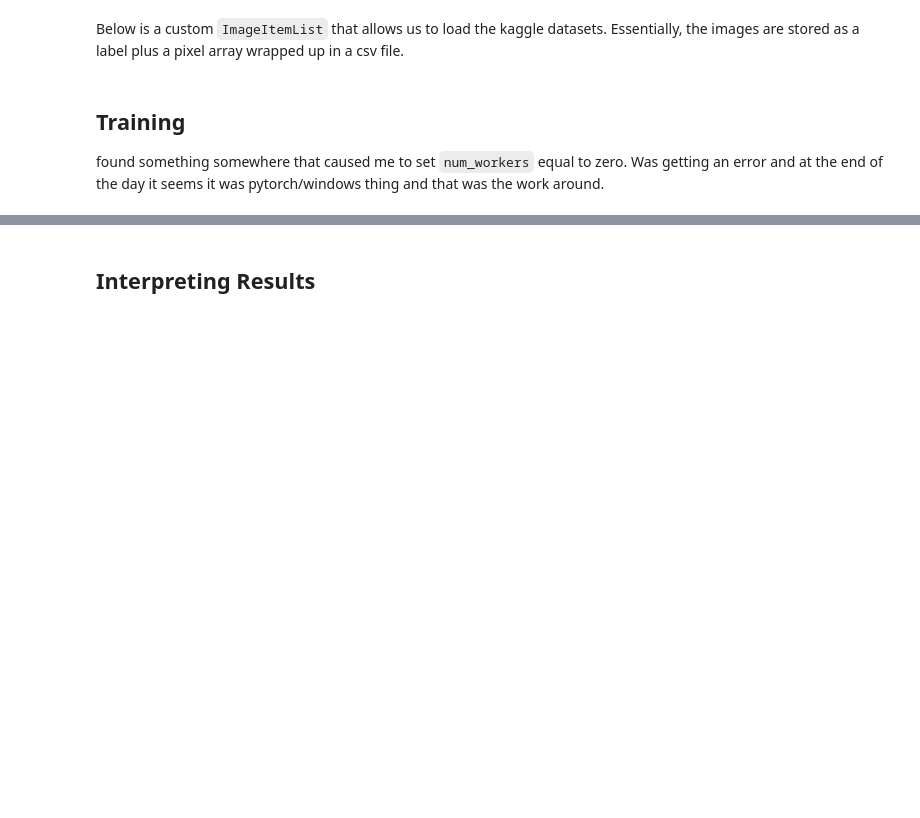
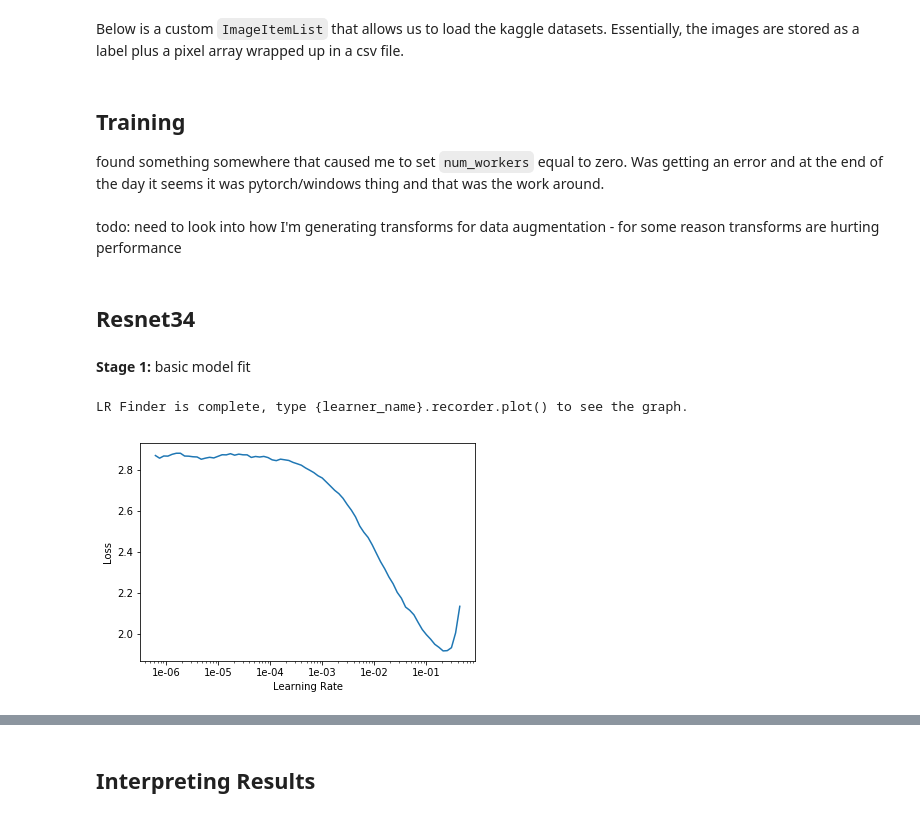
Before and after one commit to dimpata/kaggle, a Jupyter notebook: digit-recognizer/digit-recognizer.ipynb, the cells around one changed output, grey strips where cells are left out. Saved outputs shown, nothing was run; the diff lists cells and outputs as text; code cells hidden in the pictures; blank space fills up the shorter version.

```diff
--- a/digit-recognizer/digit-recognizer.ipynb
+++ b/digit-recognizer/digit-recognizer.ipynb
@@ -27,4 +28,6 @@ found something somewhere that caused me to set `num_workers` equal to zero. Was
 # %%
 # note: there are no labels in a test set, so we set the imgIdx to begin at the 0 col
 test = CustomImageItemList.from_csv_custom(path='./data', csv_name='test.csv', imgIdx=0)
+# %% [markdown]
+todo: need to look into how I'm generating transforms for data augmentation - for some reason transforms are hurting performance
 # %%
@@ -37,0 +42,12 @@ data = (CustomImageItemList.from_csv_custom(path='./data', csv_name='train.csv')
+# %% [markdown]
+## Resnet34
+# %%
+learn = create_cnn(data, arch=models.resnet34, metrics=[accuracy,error_rate])
+# %% [markdown]
+**Stage 1:** basic model fit
+# %%
+learn.lr_find()
+learn.recorder.plot()
+# %% [output]
+LR Finder is complete, type {learner_name}.recorder.plot() to see the graph.
+[figure, added]
```
Also changed, not shown: parts of 20 cells of this notebook.
